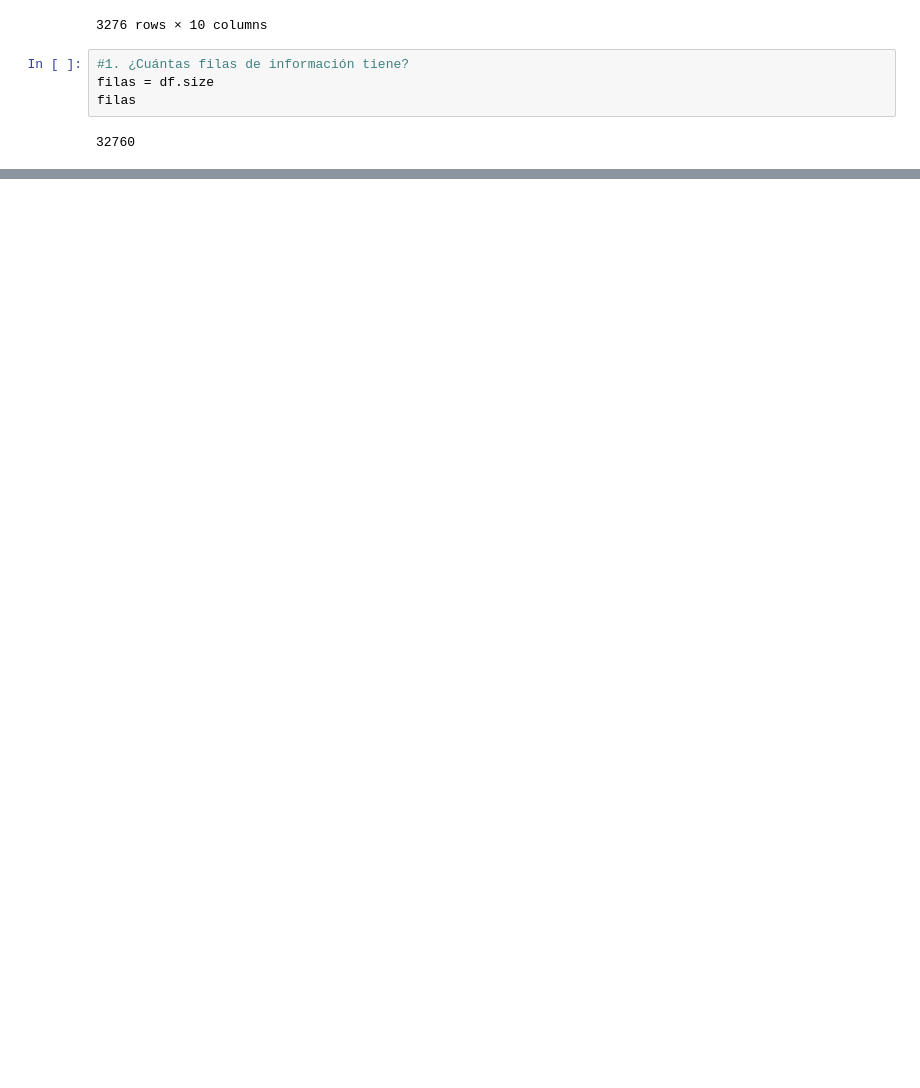
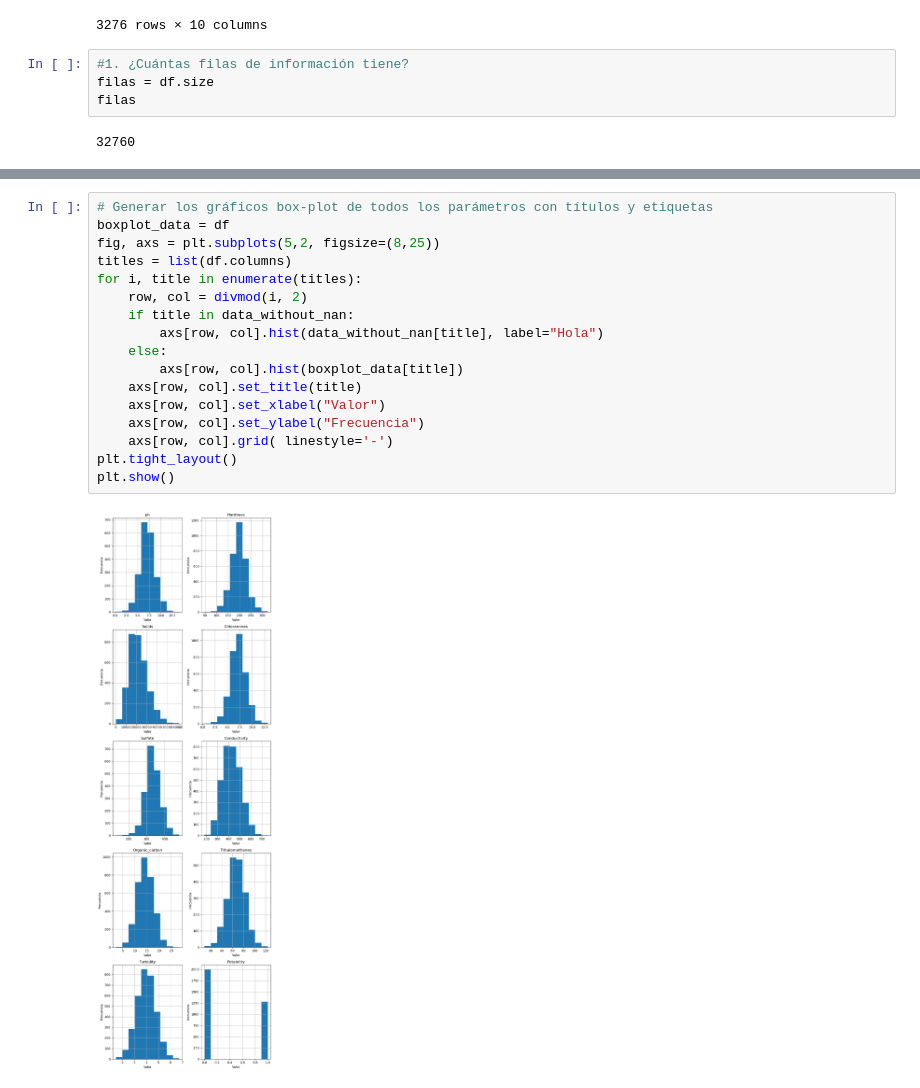
Before and after one commit to JuanGuerrero09/apuntes, a Jupyter notebook: Examenes/Examen2.ipynb, the cells around one changed output, grey strips where cells are left out. Cells and saved outputs as stored; diff of their text form; blank space fills up the shorter version.

```diff
--- a/Examenes/Examen2.ipynb
+++ b/Examenes/Examen2.ipynb
@@ -61,0 +177,19 @@ data.corr()
+# %%
+# Generar los gráficos box-plot de todos los parámetros con títulos y etiquetas
+boxplot_data = df
+fig, axs = plt.subplots(5,2, figsize=(8,25))
+titles = list(df.columns)
+for i, title in enumerate(titles):
+    row, col = divmod(i, 2)
+    if title in data_without_nan:
+        axs[row, col].hist(data_without_nan[title], label="Hola")
+    else:
+        axs[row, col].hist(boxplot_data[title])
+    axs[row, col].set_title(title)
+    axs[row, col].set_xlabel("Valor")
+    axs[row, col].set_ylabel("Frecuencia")
+    axs[row, col].grid( linestyle='-')
+plt.tight_layout()
+plt.show()
+# %% [output]
+[figure, added]
```
Also changed, not shown: parts of 8 cells of this notebook.
